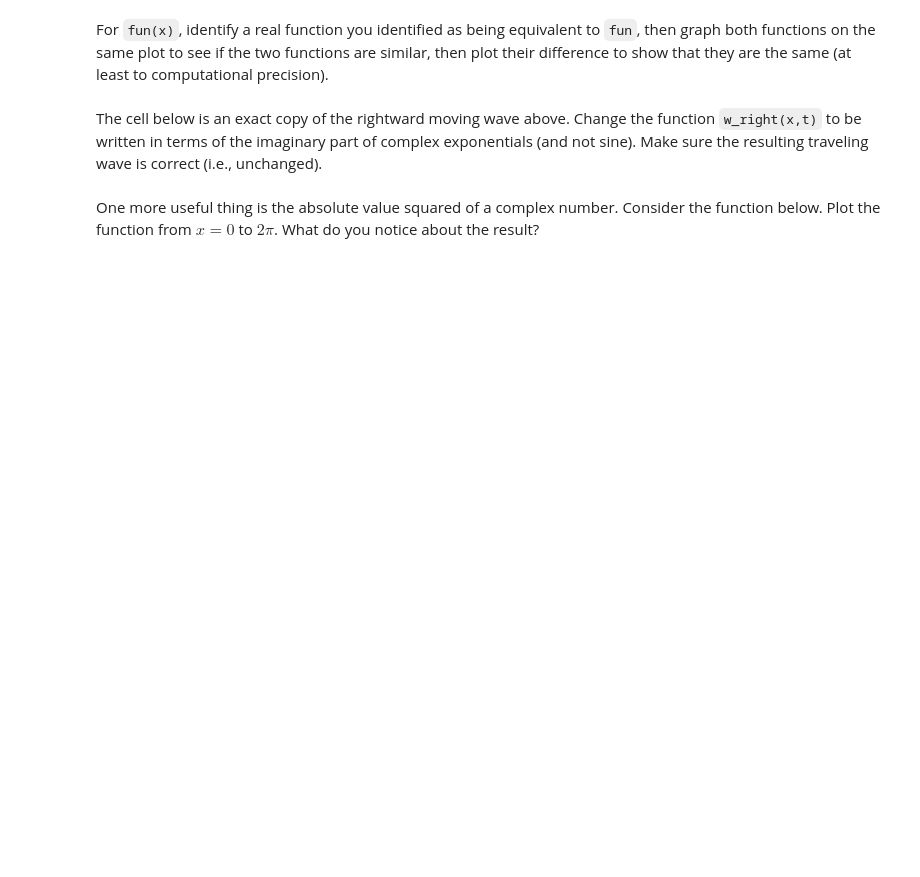
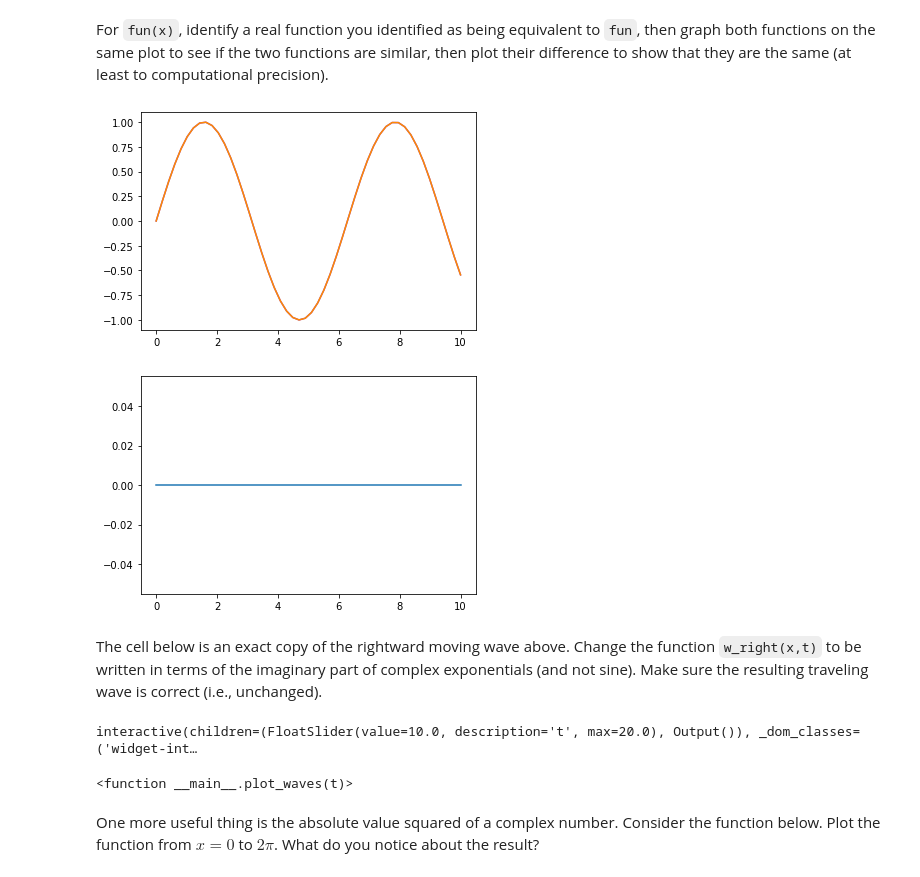
Before and after one commit to nuLABatUSD/IntroComputationLabs, a Jupyter notebook: Lab3_SP22.ipynb, the cells around one changed output. Drawn from its saved outputs; the diff is of its cells as text; code cells hidden in the pictures; blank space fills up the shorter version.

```diff
--- a/Lab3_SP22.ipynb
+++ b/Lab3_SP22.ipynb
@@ -136,7 +189,66 @@ plt.show()
 # %% [markdown]
 For ``fun(x)``, identify a real function you identified as being equivalent to ``fun``, then graph both functions on the same plot to see if the two functions are similar, then plot their difference to show that they are the same (at least to computational precision).
+# %%
+def f(x):
+    return np.imag( np.exp(1j * x) )
+
+def g(x):
+    return np.sin(x)
+
+x = np.linspace(0,10)
+f_y = np.zeros(len(x))
+g_y = np.zeros(len(x))
+f_minus_g = np.zeros(len(x))
+
+for i in range(len(x)):
+    f_y[i] = f(x[i])
+    g_y[i] = g(x[i])
+    f_minus_g[i] = f(x[i]) - g(x[i])
+
+plt.figure()
+plt.plot(x, f_y, color = "blueviolet")
+plt.plot(x, g_y, color = "darkorange")
+plt.figure()
+plt.plot(x, f_minus_g)
+plt.show()
+# %% [output]
+[figure, added]
+[figure, added]
 # %% [markdown]
 The cell below is an exact copy of the rightward moving wave above.  Change the function ``w_right(x,t)`` to be written in terms of the imaginary part of complex exponentials (and not sine).  Make sure the resulting traveling wave is correct (i.e., unchanged).
+# %%
+def w_sin(x, t):
+    return np.sin(2*np.pi*x - np.pi*t)
+
+def w_complex(x,t):
+    z = 2*np.pi*x-np.pi*t
+    return np.imag(np.exp(1j*z))
+
+
+x= np.linspace(0,100)
+sin_plot = np.zeros(len(x))
+complex_plot = np.zeros(len(x))
+sin_minus_complex = np.zeros(len(x))
+
+
+
+def plot_waves(t):
+    for i in range(len(x)):
+        sin_plot[i] = w_sin(x[i], t)
+        complex_plot[i] = w_complex(x[i], t)
+        sin_minus_complex[i] = w_sin(x[i],t) - w_complex(x[i], t)
+
+    plt.figure()
+    plt.plot(x, sin_plot, color = "blueviolet")
+    plt.plot(x, complex_plot, color = "darkorange")
+    plt.figure()
+    plt.plot(x, sin_minus_complex, color = "pink")
+    plt.show()
+
+widgets.interact(plot_waves, t=(0,20,0.1))
+# %% [output]
+interactive(children=(FloatSlider(value=10.0, description='t', max=20.0), Output()), _dom_classes=('widget-int…
+<function __main__.plot_waves(t)>
 # %% [markdown]
 One more useful thing is the absolute value squared of a complex number.  Consider the function below.  Plot the function from $x = 0$ to $2 \pi$.  What do you notice about the result?
 # %%
```
Also changed, not shown: parts of 19 cells of this notebook, 1 other file.
